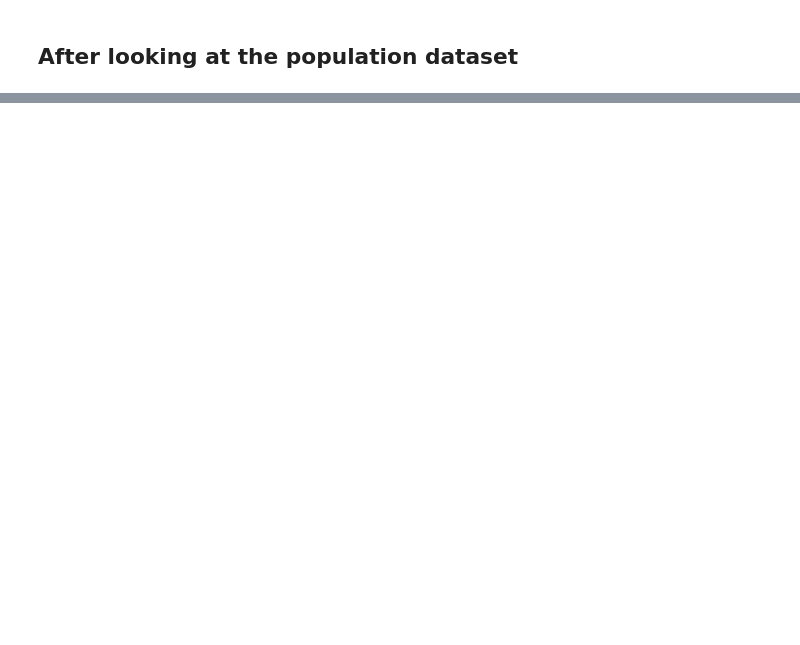
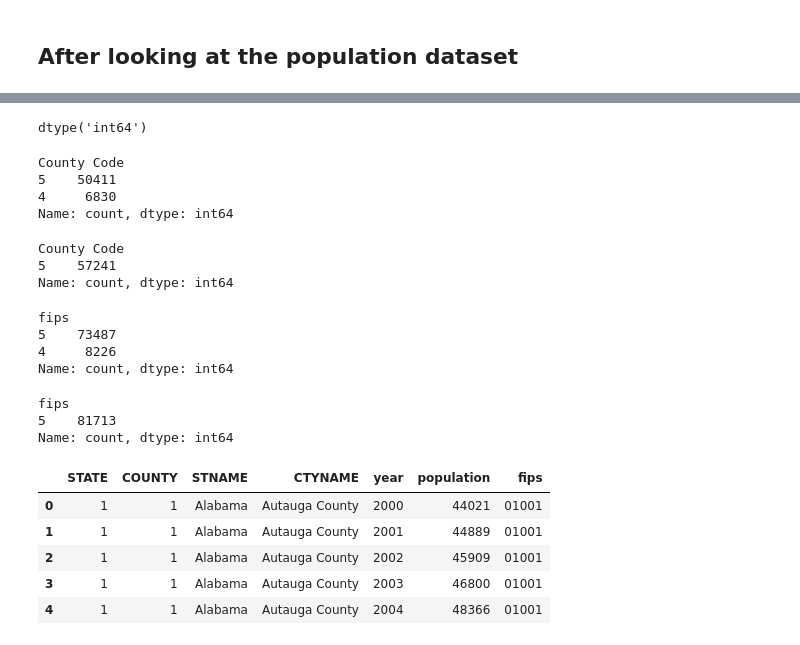
Before and after one commit to MIDS-at-Duke/pds-2025-opioids-study_on_opioids, a Jupyter notebook: study_on_opioids.ipynb, the cells around one changed output, grey strips where cells are left out. Saved outputs shown, nothing was run; the diff lists cells and outputs as text; code cells hidden in the pictures; blank space fills up the shorter version.

```diff
--- a/study_on_opioids.ipynb
+++ b/study_on_opioids.ipynb
@@ -320,0 +340,29 @@ mortality_03_15_clean.head()
+# %%
+population["fips"].dtype
+# %% [output]
+dtype('int64')
+# %%
+#Check str len
+mortality_03_15_clean["County Code"].astype(str).str.len().value_counts()
+# %% [output]
+County Code
+5    50411
+4     6830
+Name: count, dtype: int64
+# %%
+#Since len for County Code differs, fix before merging
+mortality_03_15_clean["County Code"] = mortality_03_15_clean["County Code"].astype(str).str.zfill(5)
+
+mortality_03_15_clean["County Code"].str.len().value_counts()
+# %% [output]
+County Code
+5    57241
+Name: count, dtype: int64
+# %%
+#Check str len
+population["fips"].astype(str).str.len().value_counts()
+# %% [output]
+fips
+5    73487
+4     8226
+Name: count, dtype: int64
@@ -320,0 +371,15 @@ mortality_03_15_clean.head()
+# %%
+population["fips"].str.len().value_counts()
+# %% [output]
+fips
+5    81713
+Name: count, dtype: int64
+# %%
+population.head()
+# %% [output]
+|  | STATE | COUNTY | STNAME | CTYNAME | year | population | fips |
+| 0 | 1 | 1 | Alabama | Autauga County | 2000 | 44021 | 01001 |
+| 1 | 1 | 1 | Alabama | Autauga County | 2001 | 44889 | 01001 |
+| 2 | 1 | 1 | Alabama | Autauga County | 2002 | 45909 | 01001 |
+| 3 | 1 | 1 | Alabama | Autauga County | 2003 | 46800 | 01001 |
+| 4 | 1 | 1 | Alabama | Autauga County | 2004 | 48366 | 01001 |
```
Also changed, not shown: parts of 19 cells of this notebook.
